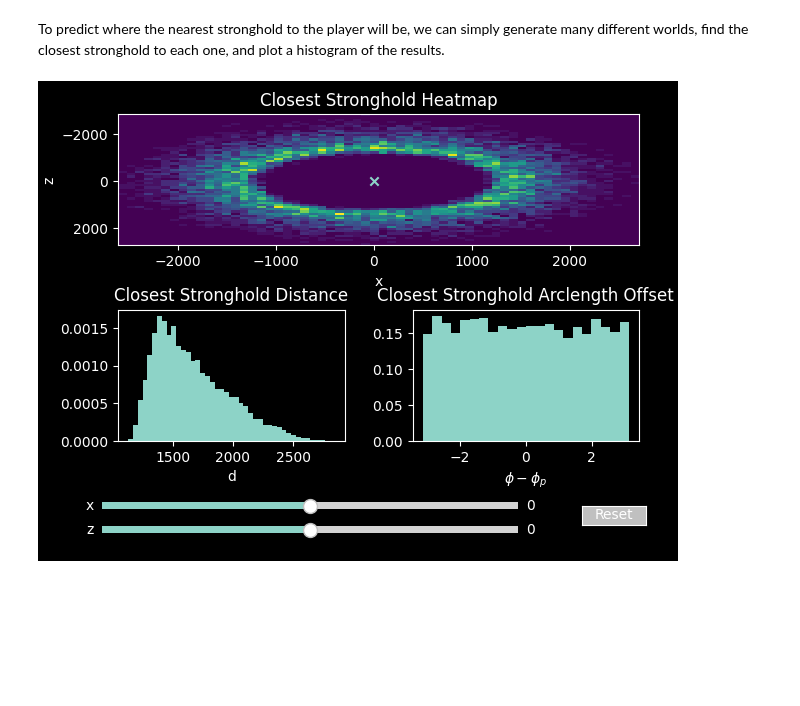
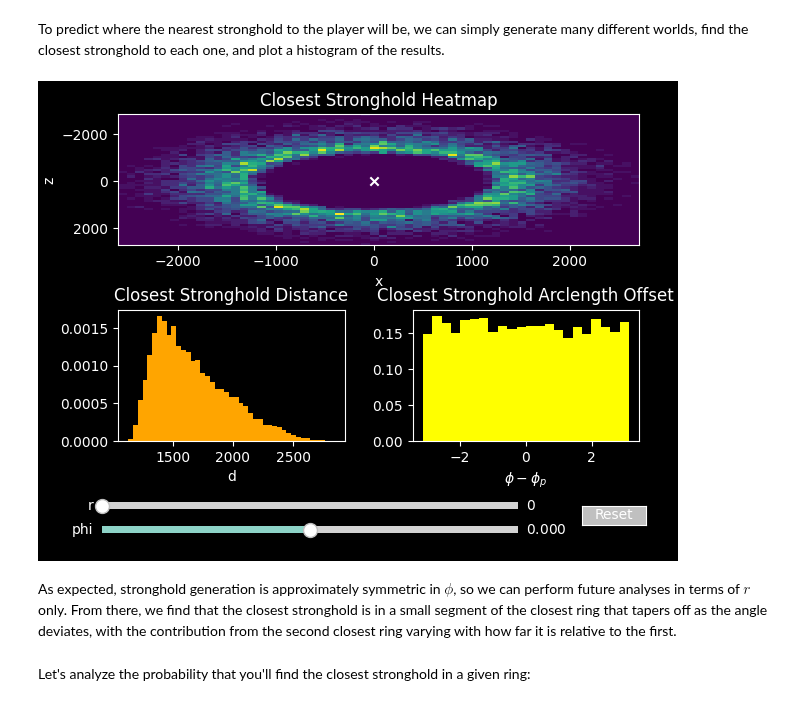
Before and after one commit to badooga/strongholds, a Jupyter notebook: 4. nearest.ipynb, the cells around one changed output. Cells and saved outputs as stored; diff of their text form; code cells hidden in the pictures; blank space fills up the shorter version.

```diff
--- a/4. nearest.ipynb
+++ b/4. nearest.ipynb
@@ -49,60 +49,64 @@ angles = strongholds.angle(closest_strongholds) - strongholds.angle(player)
 _, _, _, hist2d = ax[0].hist2d(closest_strongholds.real,
                          closest_strongholds.imag,
                          bins=60, density=True)
-player_point = ax[0].scatter(player.real, player.imag, marker="x", zorder=1000)
+player_point = ax[0].scatter(player.real, player.imag, marker="x", zorder=1000, color="white")
 
 # radii and angles plot
-_, _, hist_d = ax[1].hist(distances, bins="auto", density=True)
-_, _, hist_phi = ax[2].hist(angles, bins="auto", density=True)
+_, _, hist_d = ax[1].hist(distances, bins="auto", density=True, color="orange")
+_, _, hist_theta = ax[2].hist(angles, bins="auto", density=True, color="yellow")
 
 # add sliders
-ax_x = fig.add_axes([0.1, 0.1, 0.65, 0.03])
-ax_z = fig.add_axes([0.1, 0.05, 0.65, 0.03])
-x_slider = Slider(ax=ax_x, label="x", valmin=-25000, valmax=25000, valinit=0)
-z_slider = Slider(ax=ax_z, label="z", valmin=-25000, valmax=25000, valinit=0)
+ax_r = fig.add_axes([0.1, 0.1, 0.65, 0.03])
+ax_phi = fig.add_axes([0.1, 0.05, 0.65, 0.03])
+r_slider = Slider(ax=ax_r, label="r", valmin=0, valmax=25000, valinit=0)
+phi_slider = Slider(ax=ax_phi, label="phi", valmin=-np.pi, valmax=np.pi, valinit=0)
 
 def update(val=None):
-    global hist2d, hist_d, hist_phi
+    global hist2d, hist_d, hist_theta
     # update player location and resulting outputs
-    player = strongholds.rectpoint(x_slider.val, z_slider.val)
+    player = strongholds.polarpoint(r_slider.val, phi_slider.val)
     closest_strongholds = strongholds.closest_stronghold(player, stronghold_sets)
 
     distances = strongholds.radius(closest_strongholds - player)
     angles = strongholds.angle(closest_strongholds) - strongholds.angle(player)
 
     # update xz plot
     hist2d.remove()
     _, _, _, hist2d = ax[0].hist2d(closest_strongholds.real,
                          closest_strongholds.imag,
                          bins=60, density=True)
     player_point.set_offsets(strongholds.math.to_xz(player))
 
     # update radii and angles plots
     hist_d.remove()
-    hist_phi.remove()
+    hist_theta.remove()
 
-    _, _, hist_d = ax[1].hist(distances, bins="auto", density=True)
-    _, _, hist_phi = ax[2].hist(angles, bins="auto", density=True)
+    _, _, hist_d = ax[1].hist(distances, bins="auto", density=True, color="orange")
+    _, _, hist_theta = ax[2].hist(angles, bins="auto", density=True, color="yellow")
 
     # update view
     for ax_ in ax:
         ax_.relim()
         ax_.autoscale_view()
 
     mplt.flip_zaxis(ax[0])
 
-x_slider.on_changed(update)
-z_slider.on_changed(update)
+r_slider.on_changed(update)
+phi_slider.on_changed(update)
 
 resetax = fig.add_axes((0.85, 0.075, 0.1, 0.04))
 button = Button(resetax, 'Reset', color="silver", hovercolor="blue")
 
 def resetSlider(event) -> None:
-    x_slider.reset()
-    z_slider.reset()
+    r_slider.reset()
+    phi_slider.reset()
 
 button.on_clicked(resetSlider)
 
 mplt.flip_zaxis(ax[0])
 # %% [output]
-[figure, old version]
+[figure, new version]
+# %% [markdown]
+As expected, stronghold generation is approximately symmetric in $\phi$, so we can perform future analyses in terms of $r$ only. From there, we find that the closest stronghold is in a small segment of the closest ring that tapers off as the angle deviates, with the contribution from the second closest ring varying with how far it is relative to the first.
+# %% [markdown]
+Let's analyze the probability that you'll find the closest stronghold in a given ring:
```
Also changed, not shown: parts of 3 cells of this notebook.
